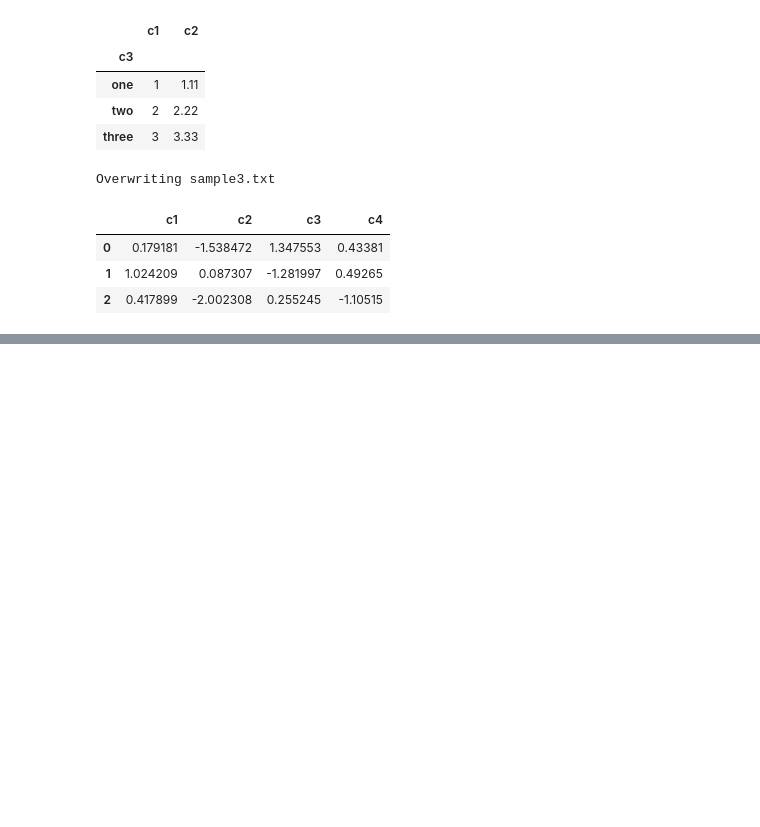
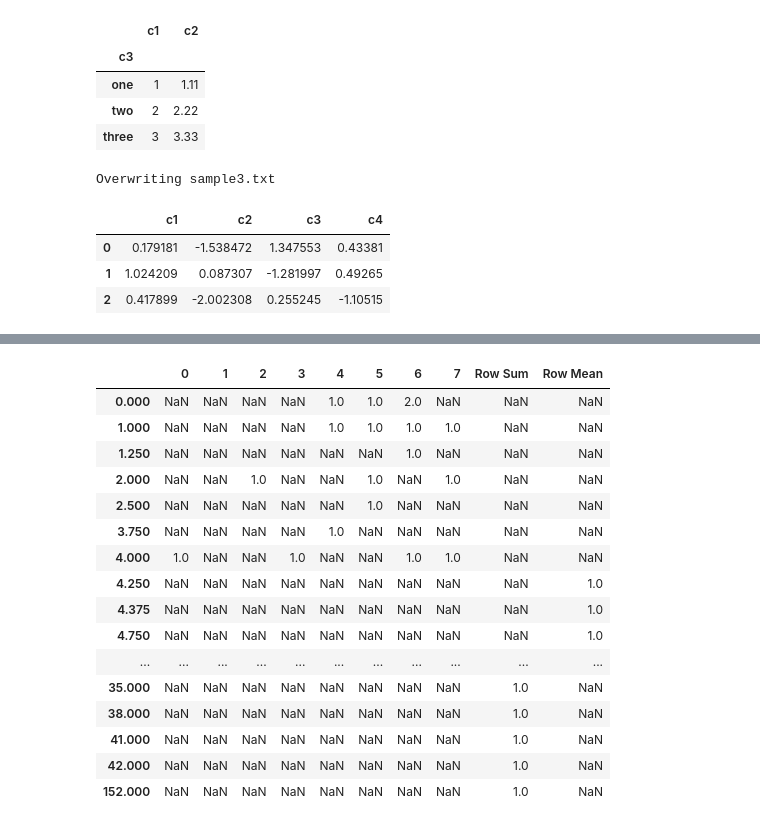
Before and after one commit to bume16/python_study, a Jupyter notebook: pandas_study.ipynb, the cells around one changed output, grey strips where cells are left out. Drawn from its saved outputs; the diff is of its cells as text; code cells hidden in the pictures; blank space fills up the shorter version.

```diff
--- a/pandas_study.ipynb
+++ b/pandas_study.ipynb
@@ -302,0 +466,12 @@ pd.read_table("sample3.txt","\s+")
+# %%
+np.random.seed(1)
+df2 = pd.DataFrame(np.random.randint(10, size=(4, 8)))
+
+df2.sum(axis=0)
+df2["Row Sum"] = df2.sum(axis=1)
+df2.loc["Col Sum"] = df2.sum(axis=0)
+
+df2["Row Mean"] = df2.iloc[:,:-1].mean(axis=1)
+df2.loc["Col Mean"] = df2[:-1].mean(axis=0)
+
+df2
@@ -302,0 +486,21 @@ pd.read_table("sample3.txt","\s+")
+# %%
+df2.apply(lambda x: x.max()-x.min(), axis=1)
+df2.apply(df2.value_counts)
+# %% [output]
+|  | 0 | 1 | 2 | 3 | 4 | 5 | 6 | 7 | Row Sum | Row Mean |
+| 0.000 | NaN | NaN | NaN | NaN | 1.0 | 1.0 | 2.0 | NaN | NaN | NaN |
+| 1.000 | NaN | NaN | NaN | NaN | 1.0 | 1.0 | 1.0 | 1.0 | NaN | NaN |
+| 1.250 | NaN | NaN | NaN | NaN | NaN | NaN | 1.0 | NaN | NaN | NaN |
+| 2.000 | NaN | NaN | 1.0 | NaN | NaN | 1.0 | NaN | 1.0 | NaN | NaN |
+| 2.500 | NaN | NaN | NaN | NaN | NaN | 1.0 | NaN | NaN | NaN | NaN |
+| 3.750 | NaN | NaN | NaN | NaN | 1.0 | NaN | NaN | NaN | NaN | NaN |
+| 4.000 | 1.0 | NaN | NaN | 1.0 | NaN | NaN | 1.0 | 1.0 | NaN | NaN |
+| 4.250 | NaN | NaN | NaN | NaN | NaN | NaN | NaN | NaN | NaN | 1.0 |
+| 4.375 | NaN | NaN | NaN | NaN | NaN | NaN | NaN | NaN | NaN | 1.0 |
+| 4.750 | NaN | NaN | NaN | NaN | NaN | NaN | NaN | NaN | NaN | 1.0 |
+| ... | ... | ... | ... | ... | ... | ... | ... | ... | ... | ... |
+| 35.000 | NaN | NaN | NaN | NaN | NaN | NaN | NaN | NaN | 1.0 | NaN |
+| 38.000 | NaN | NaN | NaN | NaN | NaN | NaN | NaN | NaN | 1.0 | NaN |
+| 41.000 | NaN | NaN | NaN | NaN | NaN | NaN | NaN | NaN | 1.0 | NaN |
+| 42.000 | NaN | NaN | NaN | NaN | NaN | NaN | NaN | NaN | 1.0 | NaN |
+| 152.000 | NaN | NaN | NaN | NaN | NaN | NaN | NaN | NaN | 1.0 | NaN |
```
Also changed, not shown: parts of 14 cells of this notebook, 2 other files.
